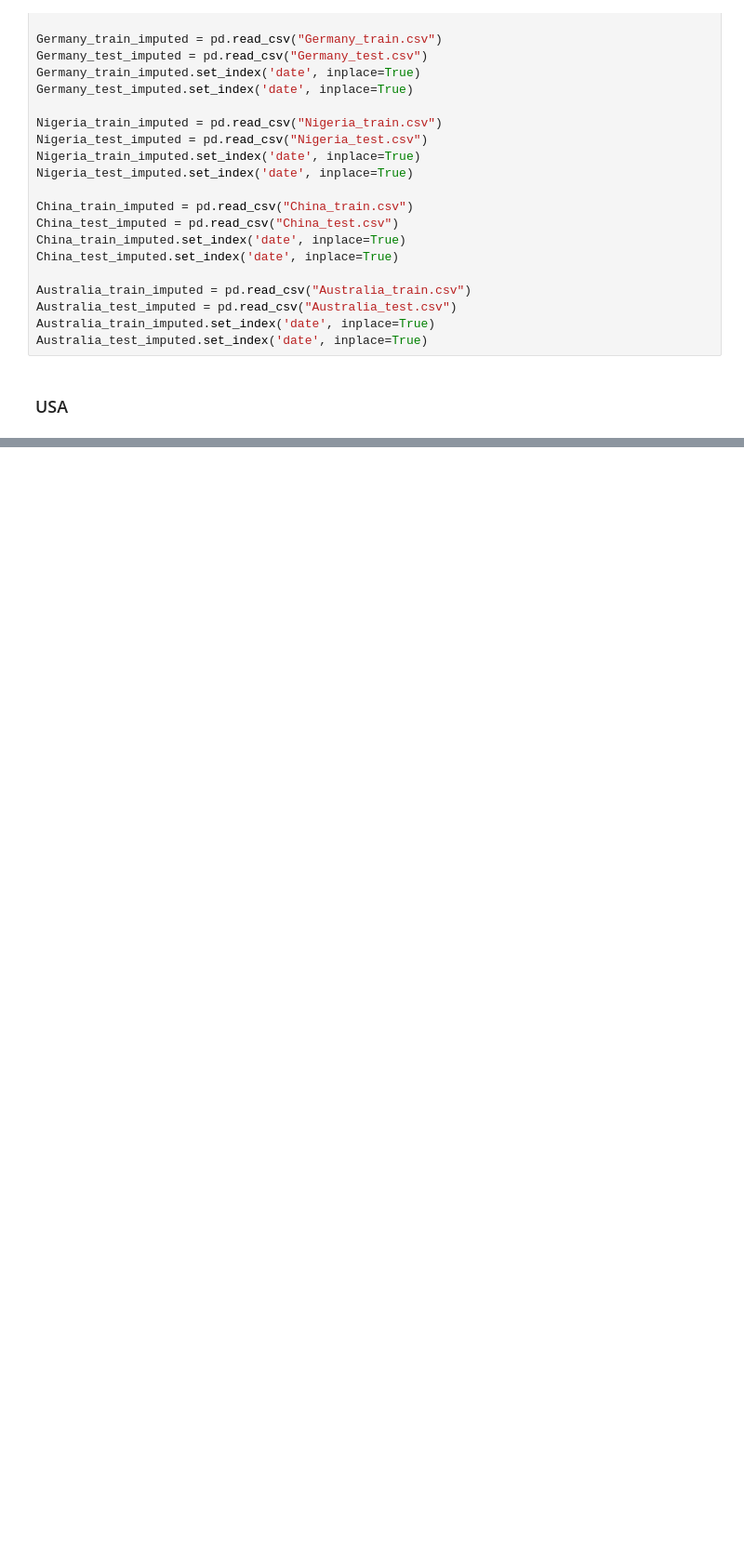
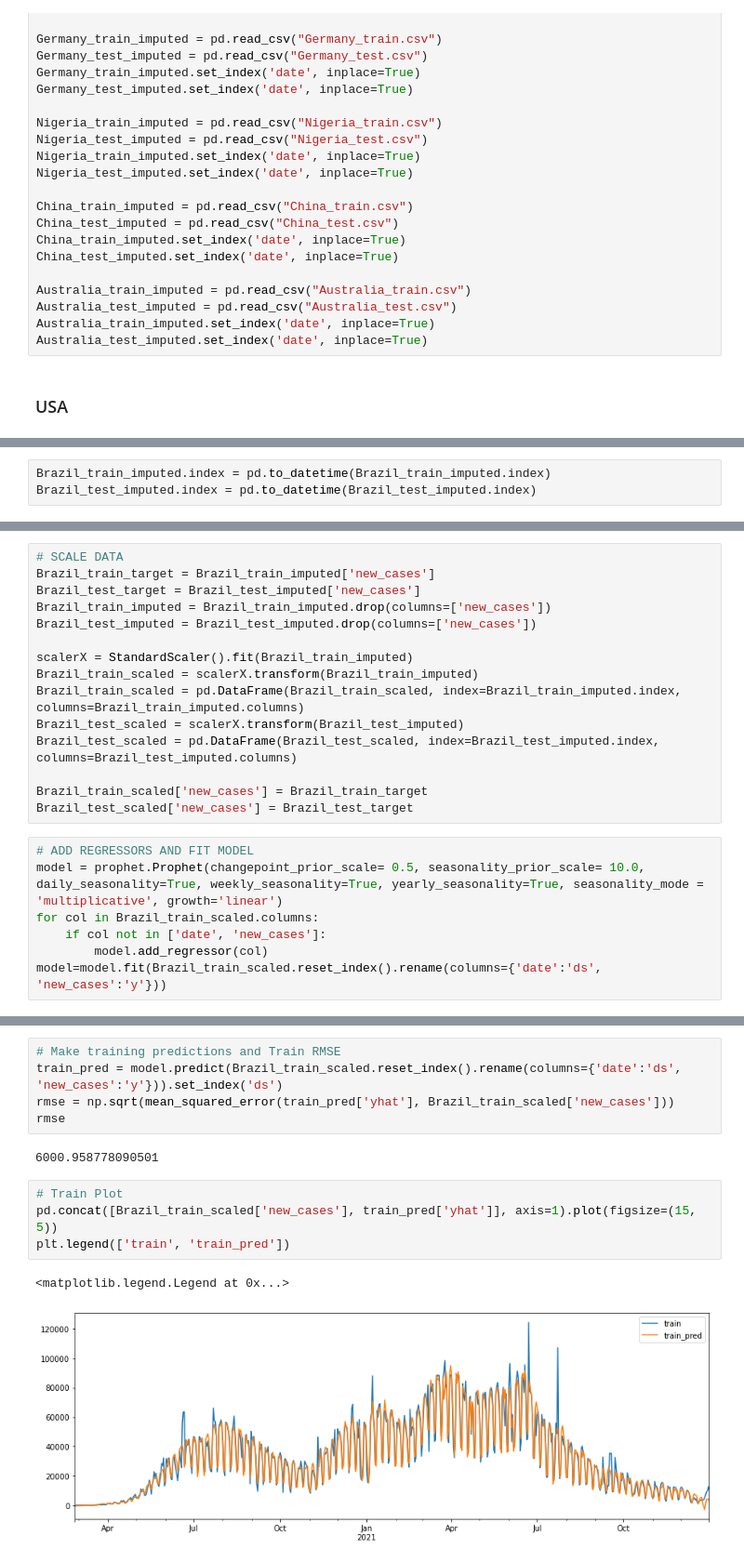
Before and after one commit to ryanchoe2024/Stat-390, a Jupyter notebook: Sid_Models/Prophet-Multi-Sid.ipynb, the cells around one changed output, grey strips where cells are left out. Shown at 93% size. Drawn from its saved outputs; the diff is of its cells as text; blank space fills up the shorter version.

```diff
--- a/Sid_Models/Prophet-Multi-Sid.ipynb
+++ b/Sid_Models/Prophet-Multi-Sid.ipynb
@@ -39,0 +127,3 @@ Australia_test_imputed.set_index('date', inplace=True)
+# %%
+Brazil_train_imputed.index = pd.to_datetime(Brazil_train_imputed.index)
+Brazil_test_imputed.index = pd.to_datetime(Brazil_test_imputed.index)
@@ -39,0 +155,22 @@ Australia_test_imputed.set_index('date', inplace=True)
+# %%
+# SCALE DATA
+Brazil_train_target = Brazil_train_imputed['new_cases']
+Brazil_test_target = Brazil_test_imputed['new_cases']
+Brazil_train_imputed = Brazil_train_imputed.drop(columns=['new_cases'])
+Brazil_test_imputed = Brazil_test_imputed.drop(columns=['new_cases'])
+
+scalerX = StandardScaler().fit(Brazil_train_imputed)
+Brazil_train_scaled = scalerX.transform(Brazil_train_imputed)
+Brazil_train_scaled = pd.DataFrame(Brazil_train_scaled, index=Brazil_train_imputed.index, columns=Brazil_train_imputed.columns)
+Brazil_test_scaled = scalerX.transform(Brazil_test_imputed)
+Brazil_test_scaled = pd.DataFrame(Brazil_test_scaled, index=Brazil_test_imputed.index, columns=Brazil_test_imputed.columns)
+
+Brazil_train_scaled['new_cases'] = Brazil_train_target
+Brazil_test_scaled['new_cases'] = Brazil_test_target
+# %%
+# ADD REGRESSORS AND FIT MODEL
+model = prophet.Prophet(changepoint_prior_scale= 0.5, seasonality_prior_scale= 10.0, daily_seasonality=True, weekly_seasonality=True, yearly_seasonality=True, seasonality_mode = 'multiplicative', growth='linear')
+for col in Brazil_train_scaled.columns:
+    if col not in ['date', 'new_cases']:
+        model.add_regressor(col)
+model=model.fit(Brazil_train_scaled.reset_index().rename(columns={'date':'ds', 'new_cases':'y'}))
@@ -39,0 +180,14 @@ Australia_test_imputed.set_index('date', inplace=True)
+# %%
+# Make training predictions and Train RMSE
+train_pred = model.predict(Brazil_train_scaled.reset_index().rename(columns={'date':'ds', 'new_cases':'y'})).set_index('ds')
+rmse = np.sqrt(mean_squared_error(train_pred['yhat'], Brazil_train_scaled['new_cases']))
+rmse
+# %% [output]
+6000.958778090501
+# %%
+# Train Plot
+pd.concat([Brazil_train_scaled['new_cases'], train_pred['yhat']], axis=1).plot(figsize=(15, 5))
+plt.legend(['train', 'train_pred'])
+# %% [output]
+<matplotlib.legend.Legend at 0x...>
+[figure, added]
```
Also changed, not shown: parts of 49 cells of this notebook, 2 other files.
